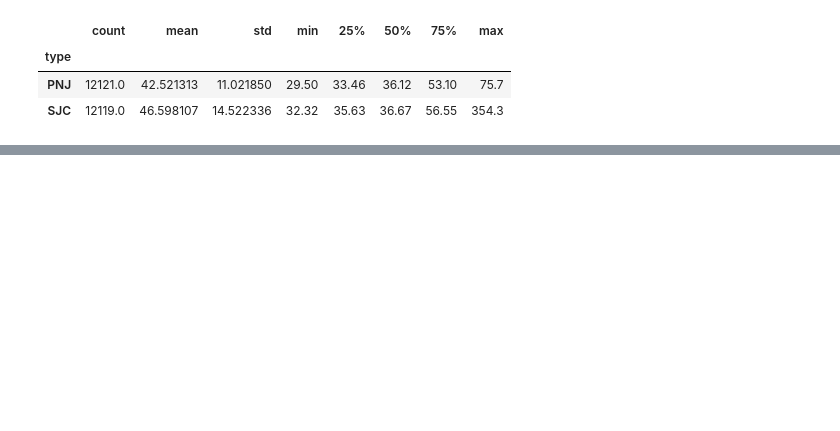
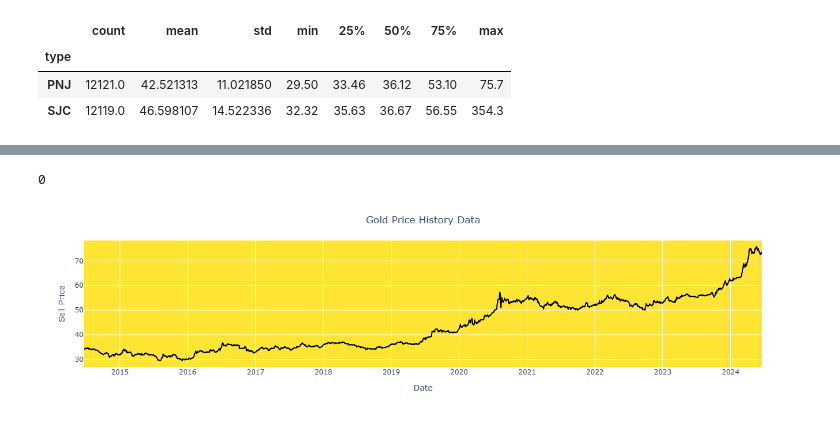
Before and after one commit to ady201group5AI18c/GoldPriceVN, a Jupyter notebook: process.ipynb, the cells around one changed output, grey strips where cells are left out. Cells and saved outputs as stored; diff of their text form; code cells hidden in the pictures; blank space fills up the shorter version.

```diff
--- a/process.ipynb
+++ b/process.ipynb
@@ -4,4 +13,5 @@ df = pd.read_csv('ten_year.csv')
 # %%
+df = pd.read_csv('data/ten_year.csv')
 df['date'] = pd.to_datetime(df['update'],format='%d/%m/%Y %H:%M:%S').dt.date
 df = df.drop(columns='update')
 # %%
@@ -19,0 +71,16 @@ df.groupby('type')['sell'].describe()
+# %%
+df.isnull().sum().sum()
+# %% [output]
+0
+# %%
+df_sjc = df_sjc.drop_duplicates(subset=['date'])
+df_pnj = df_pnj.drop_duplicates(subset=['date'])
+# %%
+fig = px.line(y=df_pnj.sell, x=df_pnj.date)
+fig.update_traces(line_color='black')
+fig.update_layout(xaxis_title="Date",
+                  yaxis_title="Sell Price",
+                  title={'text': "Gold Price History Data", 'y':0.95, 'x':0.5, 'xanchor':'center', 'yanchor':'top'},
+                  plot_bgcolor='rgba(255,223,0,0.8)')
+# %% [output]
+[figure, added]
```
Also changed, not shown: parts of 11 cells of this notebook, 1 other file.
